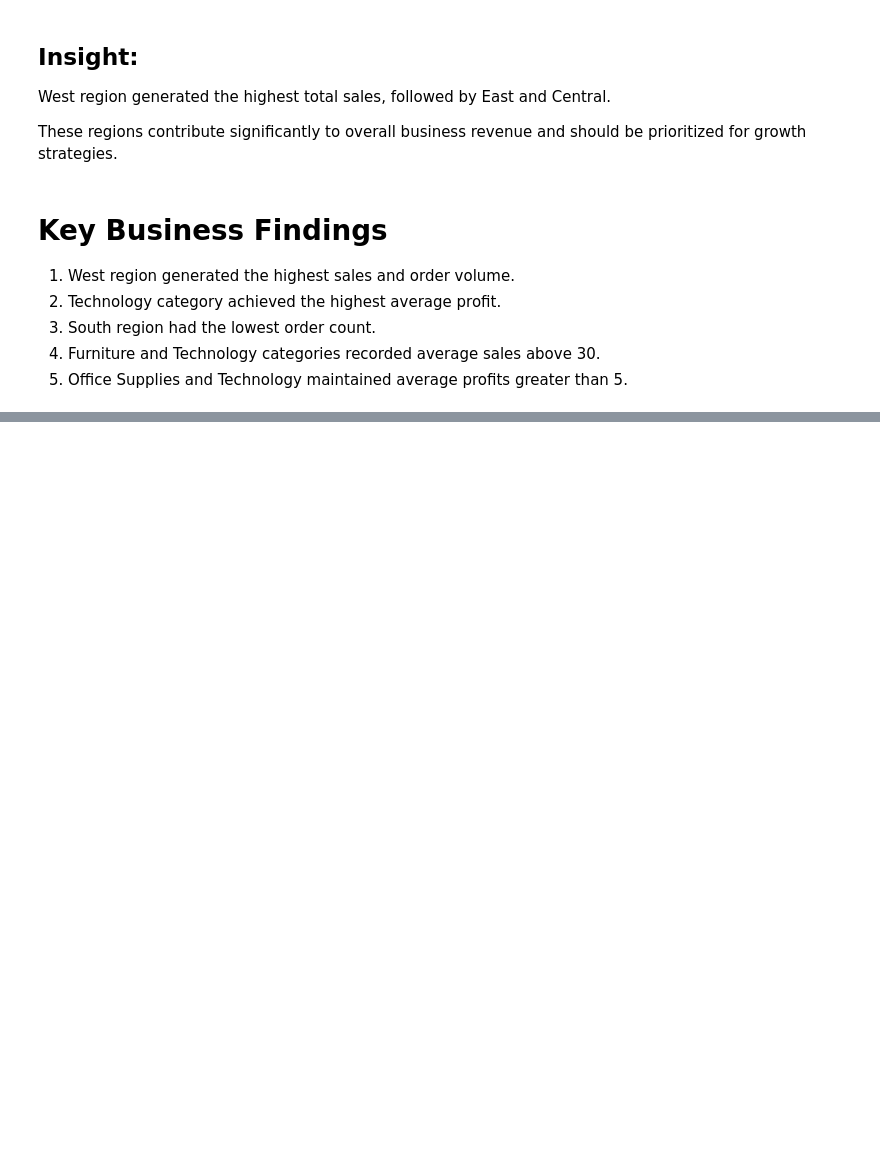
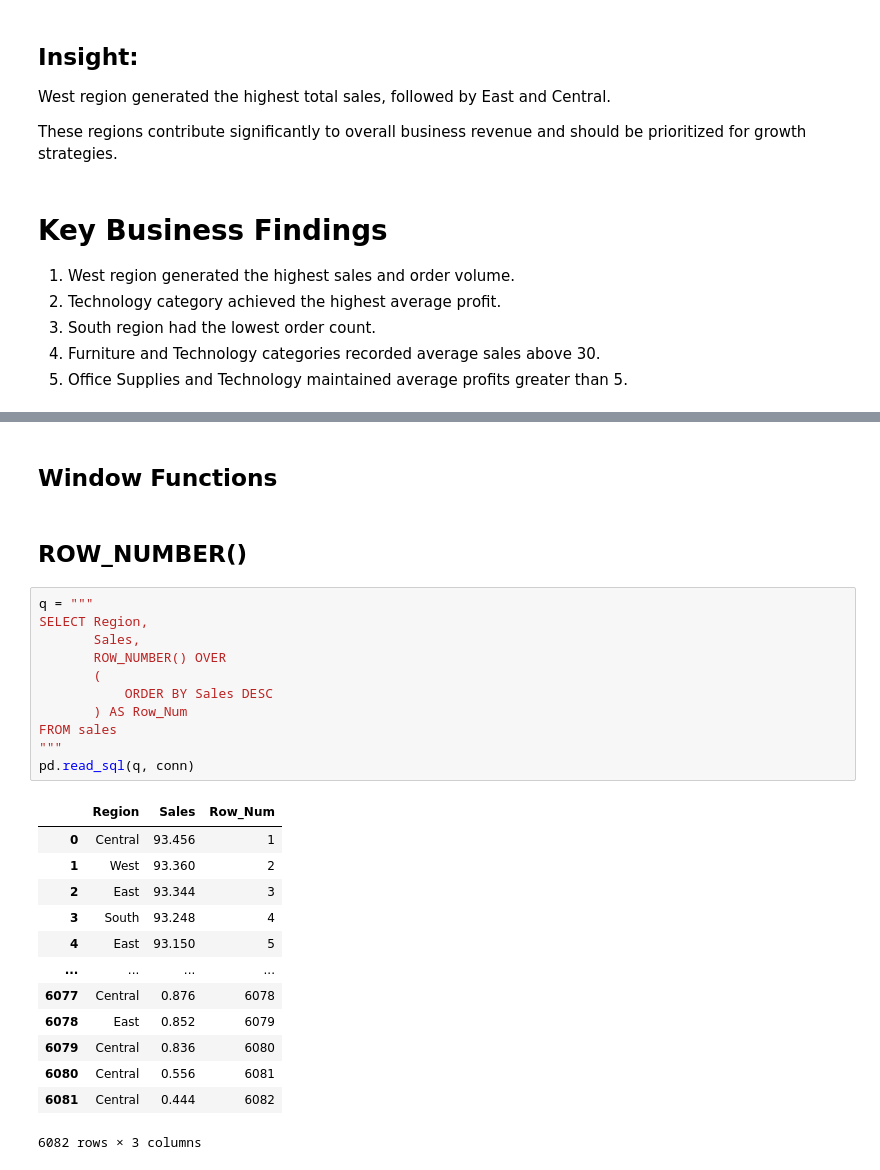
Before and after one commit to shravyanjali200/apexplanet-data-analytics, a Jupyter notebook: notebooks/02_SQL_Analysis.ipynb, the cells around one changed output, grey strips where cells are left out. Saved outputs shown, nothing was run; the diff lists cells and outputs as text; blank space fills up the shorter version.

```diff
--- a/notebooks/02_SQL_Analysis.ipynb
+++ b/notebooks/02_SQL_Analysis.ipynb
@@ -295,0 +351,29 @@ These regions contribute significantly to overall business revenue and should be
+# %% [markdown]
+## Window Functions
+# %% [markdown]
+   ## ROW_NUMBER()
+# %%
+q = """
+SELECT Region,
+       Sales,
+       ROW_NUMBER() OVER
+       (
+           ORDER BY Sales DESC
+       ) AS Row_Num
+FROM sales
+"""
+pd.read_sql(q, conn)
+# %% [output]
+|  | Region | Sales | Row_Num |
+| 0 | Central | 93.456 | 1 |
+| 1 | West | 93.360 | 2 |
+| 2 | East | 93.344 | 3 |
+| 3 | South | 93.248 | 4 |
+| 4 | East | 93.150 | 5 |
+| ... | ... | ... | ... |
+| 6077 | Central | 0.876 | 6078 |
+| 6078 | East | 0.852 | 6079 |
+| 6079 | Central | 0.836 | 6080 |
+| 6080 | Central | 0.556 | 6081 |
+| 6081 | Central | 0.444 | 6082 |
+6082 rows × 3 columns
```
Also changed, not shown: parts of 17 cells of this notebook, 1 other file.
